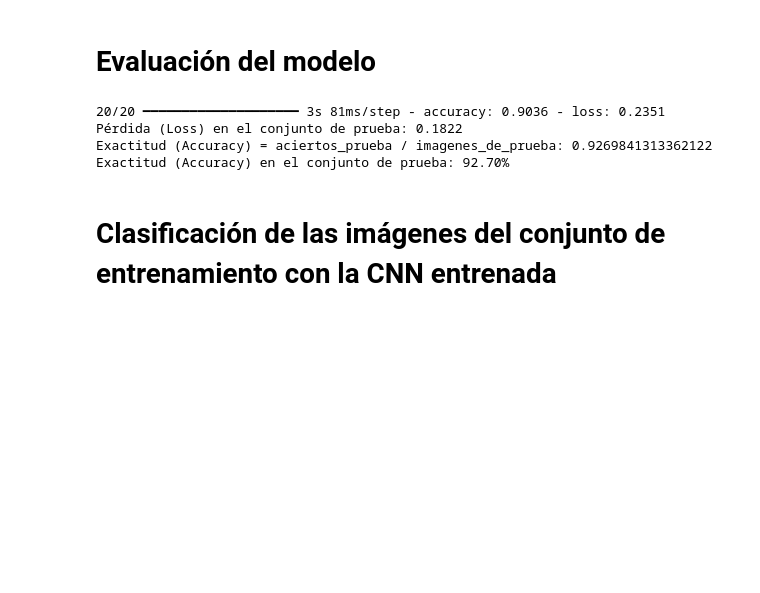
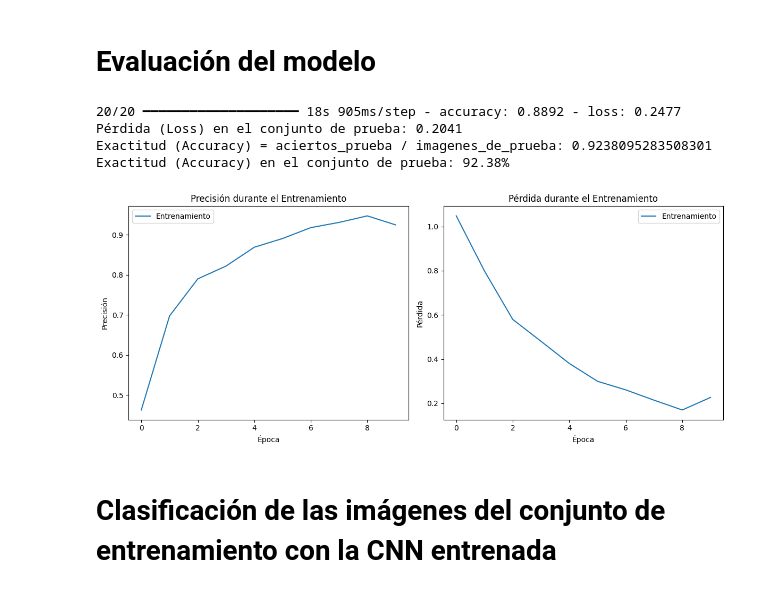
Before and after one commit to para18952/cursoPython2025, a Jupyter notebook: Modulo3_RedesNeuronales/CNN_Sol.ipynb, the cells around one changed output. Cells and saved outputs as stored; diff of their text form; code cells hidden in the pictures; blank space fills up the shorter version.

```diff
--- a/Modulo3_RedesNeuronales/CNN_Sol.ipynb
+++ b/Modulo3_RedesNeuronales/CNN_Sol.ipynb
@@ -292,21 +306,44 @@ Epoch 10/10
 # %%
 # Evalúa el rendimiento del modelo sobre el conjunto de prueba (imágenes y etiquetas reales)
 # Retorna la pérdida (loss) y la exactitud (accuracy)
-perdida, exactitud = modelo.evaluate(imagenes_prueba, clases_prueba)
+loss, acc  = model.evaluate(imagenes_prueba, clases_prueba)
 
 # Imprime la pérdida obtenida en el conjunto de prueba
-print(f"Pérdida (Loss) en el conjunto de prueba: {perdida:.4f}")
+print(f"Pérdida (Loss) en el conjunto de prueba: {loss:.4f}")
 
 # Imprime la exactitud obtenida, que representa el porcentaje de imágenes clasificadas correctamente
-print("Exactitud (Accuracy) = aciertos_prueba / imagenes_de_prueba:", exactitud)
+print("Exactitud (Accuracy) = aciertos_prueba / imagenes_de_prueba:", acc)
 
 # Imprime la exactitud como porcentaje con dos decimales
-print(f"Exactitud (Accuracy) en el conjunto de prueba: {exactitud * 100:.2f}%")
+print(f"Exactitud (Accuracy) en el conjunto de prueba: {acc * 100:.2f}%")
+
+# Gráficas de precisión y pérdida
+plt.figure(figsize=(12, 5))
+
+# Precisión
+plt.subplot(1, 2, 1)
+plt.plot(history.history['accuracy'], label='Entrenamiento')
+plt.title('Precisión durante el Entrenamiento')
+plt.ylabel('Precisión')
+plt.xlabel('Época')
+plt.legend()
+
+# Pérdida
+plt.subplot(1, 2, 2)
+plt.plot(history.history['loss'], label='Entrenamiento')
+plt.title('Pérdida durante el Entrenamiento')
+plt.ylabel('Pérdida')
+plt.xlabel('Época')
+plt.legend()
+
+plt.tight_layout()
+plt.show()
 # %% [output]
-20/20 ━━━━━━━━━━━━━━━━━━━━ 3s 81ms/step - accuracy: 0.9036 - loss: 0.2351
-Pérdida (Loss) en el conjunto de prueba: 0.1822
-Exactitud (Accuracy) = aciertos_prueba / imagenes_de_prueba: 0.9269841313362122
-Exactitud (Accuracy) en el conjunto de prueba: 92.70%
+20/20 ━━━━━━━━━━━━━━━━━━━━ 18s 905ms/step - accuracy: 0.8892 - loss: 0.2477
+Pérdida (Loss) en el conjunto de prueba: 0.2041
+Exactitud (Accuracy) = aciertos_prueba / imagenes_de_prueba: 0.9238095283508301
+Exactitud (Accuracy) en el conjunto de prueba: 92.38%
+[figure, added]
 # %% [markdown]
 # Clasificación de las imágenes del conjunto de entrenamiento con la CNN entrenada
 # %%
```
Also changed, not shown: parts of 24 cells of this notebook, 3 other files.
